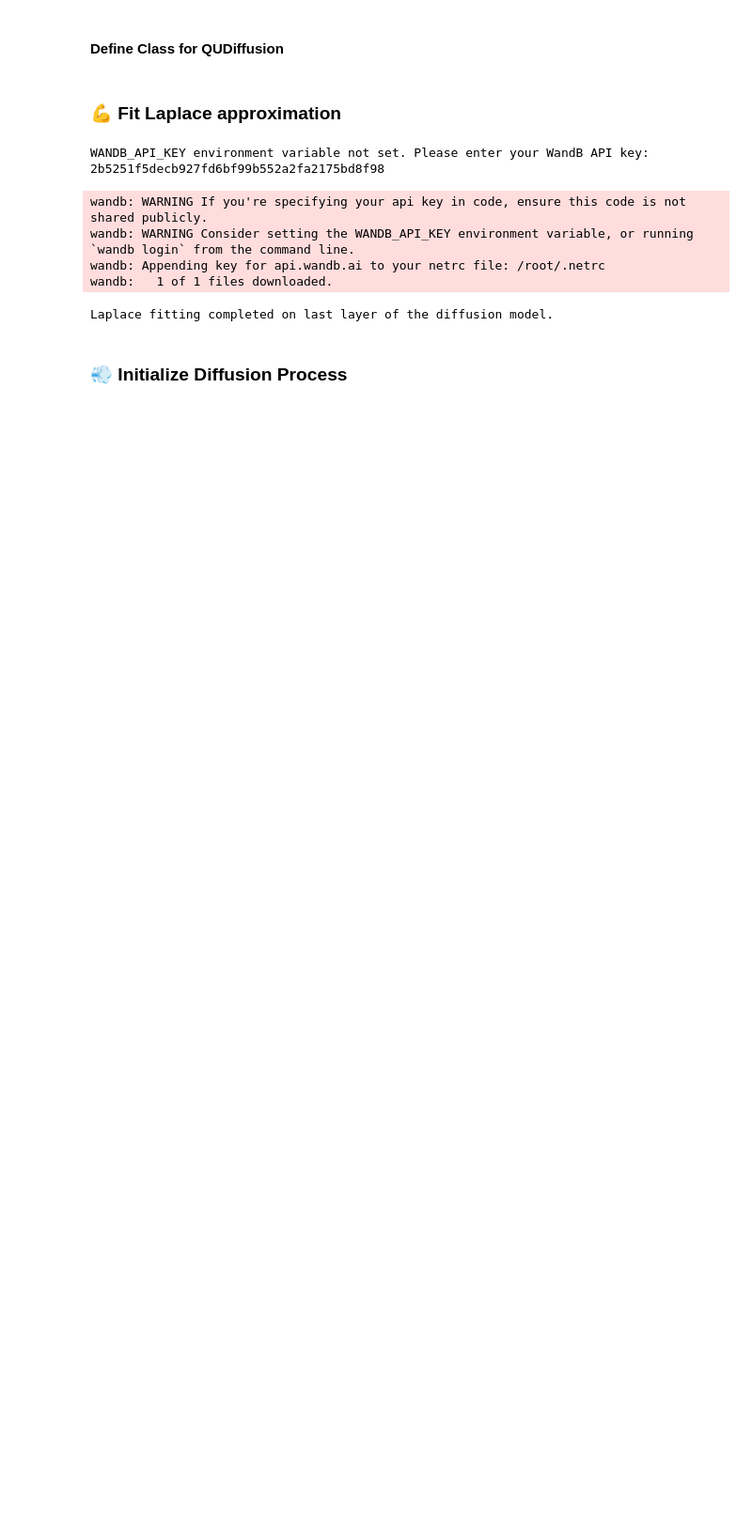
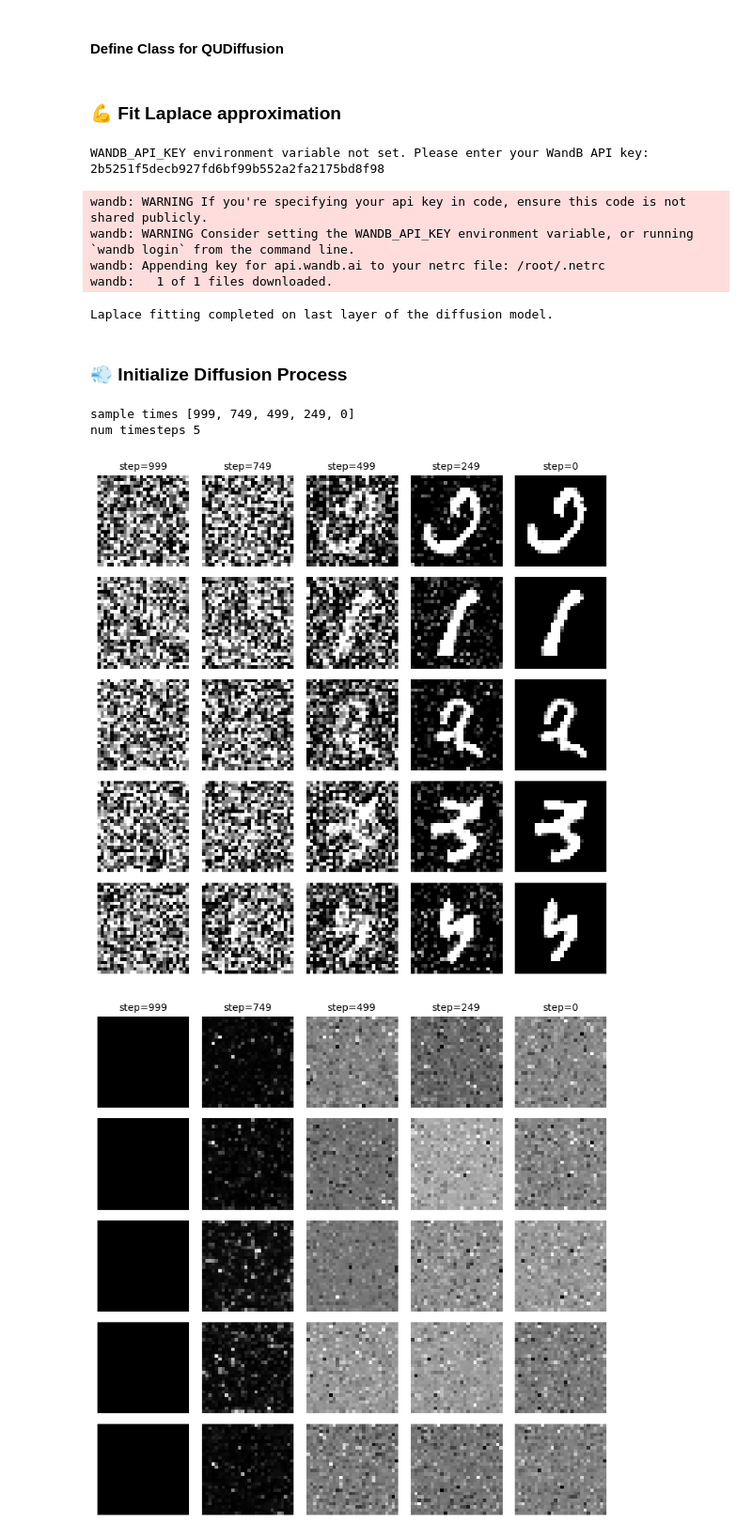
Before and after one commit to Jac-Zac/PML_DL_Final_Project, a Jupyter notebook: notebooks/notebook_llla.ipynb, the cells around one changed output. Shown at 94% size. Saved outputs shown, nothing was run; the diff lists cells and outputs as text; code cells hidden in the pictures; blank space fills up the shorter version.

Commit message:
plot grid fix

```diff
--- a/notebooks/notebook_llla.ipynb
+++ b/notebooks/notebook_llla.ipynb
@@ -49,7 +75,7 @@ os.makedirs("checkpoints", exist_ok=True)
 # %%
 n_samples = 5
 save_dir = "samples"
-max_steps = 500
+max_steps = 1000
 model_name = "unet"
 method = "diffusion"  # or "flow"
 ckpt_path = "checkpoints/best_model.pth"  # or use your last checkpoint
@@ -362,6 +389,8 @@ def plot_image_uncertainty_grid(
     save_dir: str,
     device: torch.device,
     num_classes: int,
+    cov_num_sample: int = 50,
+    uq_cmp: str = "grey"
 ):
     """
     Generate and plot a grid of intermediate samples for either diffusion or flow.
@@ -397,17 +426,19 @@ def plot_image_uncertainty_grid(
     # else:
         # Diffusion: choose timesteps between max_steps and 0
     t_sample_times = torch.linspace(
-        max_steps,
+        max_steps-1,
         0,
         steps=num_intermediate,
         dtype=torch.int32,
     ).tolist()
+    print("sample times", t_sample_times)
 
     all_samples_grouped, uncertainties = method_instance.sample_with_uncertainty(
         model,
         t_sample_times=t_sample_times,
         log_intermediate=True,
         y=y,
+        cov_num_sample=cov_num_sample,
     )
     timesteps = t_sample_times
 
@@ -416,7 +447,8 @@ def plot_image_uncertainty_grid(
     # Stack all generated images into a (B, T, C, H, W) tensor
     stacked = torch.stack(all_samples_grouped)  # (T, B, C, H, W)
     permuted = stacked.permute(1, 0, 2, 3, 4)  # (B, T, C, H, W)
-    num_samples, num_timesteps = permuted.shape[:2]
+    num_samples, num_timesteps = permuted.shape[:2]   # extract B and T
+    print("num timesteps", num_timesteps)
 
     # Save as a grid
     os.makedirs(save_dir, exist_ok=True)
@@ -431,8 +463,10 @@ def plot_image_uncertainty_grid(
     if num_intermediate == 1:
         axes = np.expand_dims(axes, 1)
 
+    indices = np.linspace(0, num_timesteps - 1, num=num_intermediate, dtype=int)
+
     for row in range(num_samples):
-        for col in range(num_intermediate):
+        for idx, col in enumerate(indices):
             img = permuted[row, col].squeeze().cpu().numpy()
             ax = axes[row, col]
             ax.imshow(img, cmap="gray")
@@ -471,7 +505,7 @@ def plot_image_uncertainty_grid(
         for col in range(num_intermediate):
             unc = uncertainties_permuted[row, col].squeeze().cpu().numpy()
             ax = axes[row, col]
-            im = ax.imshow(unc, cmap="hot")  # Heatmap for uncertainty
+            im = ax.imshow(unc, cmap=uq_cmp)  # Heatmap for uncertainty
             ax.axis("off")
             if row == 0:
                 ax.set_title(f"step={timesteps[col]}", fontsize=10)
@@ -484,13 +518,28 @@ def plot_image_uncertainty_grid(
 # %%
 from PIL import Image
 
 plot_image_uncertainty_grid(
         laplace_model,
         diffusion,
         num_intermediate=5,
         n=5,
         max_steps=max_steps,
         save_dir=save_dir,
         device=device,
         num_classes=num_classes,
+        cov_num_sample=100,
     )
+
+
+# Display samples grid
+out_path_img = os.path.join(save_dir, "all_samples_grid.png")
+display(Image.open(out_path_img))
+
+# Display uncertainties grid
+out_path_unc = os.path.join(save_dir, "all_uncertainties_grid.png")
+display(Image.open(out_path_unc))
+# %% [output]
+sample times [999, 749, 499, 249, 0]
+num timesteps 5
+[figure, added]
+[figure, added]
```
Also changed, not shown: parts of 5 cells of this notebook.
